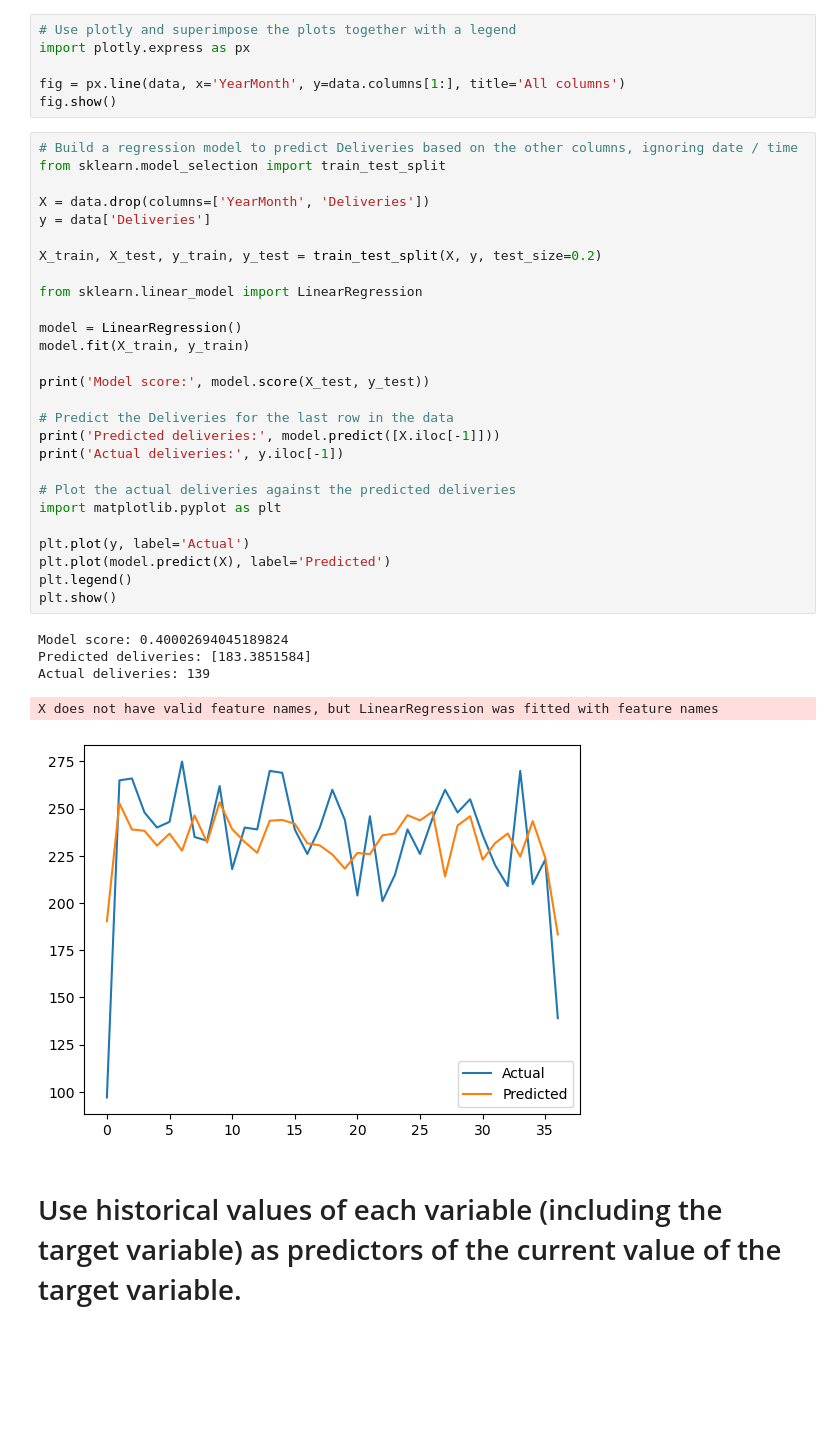
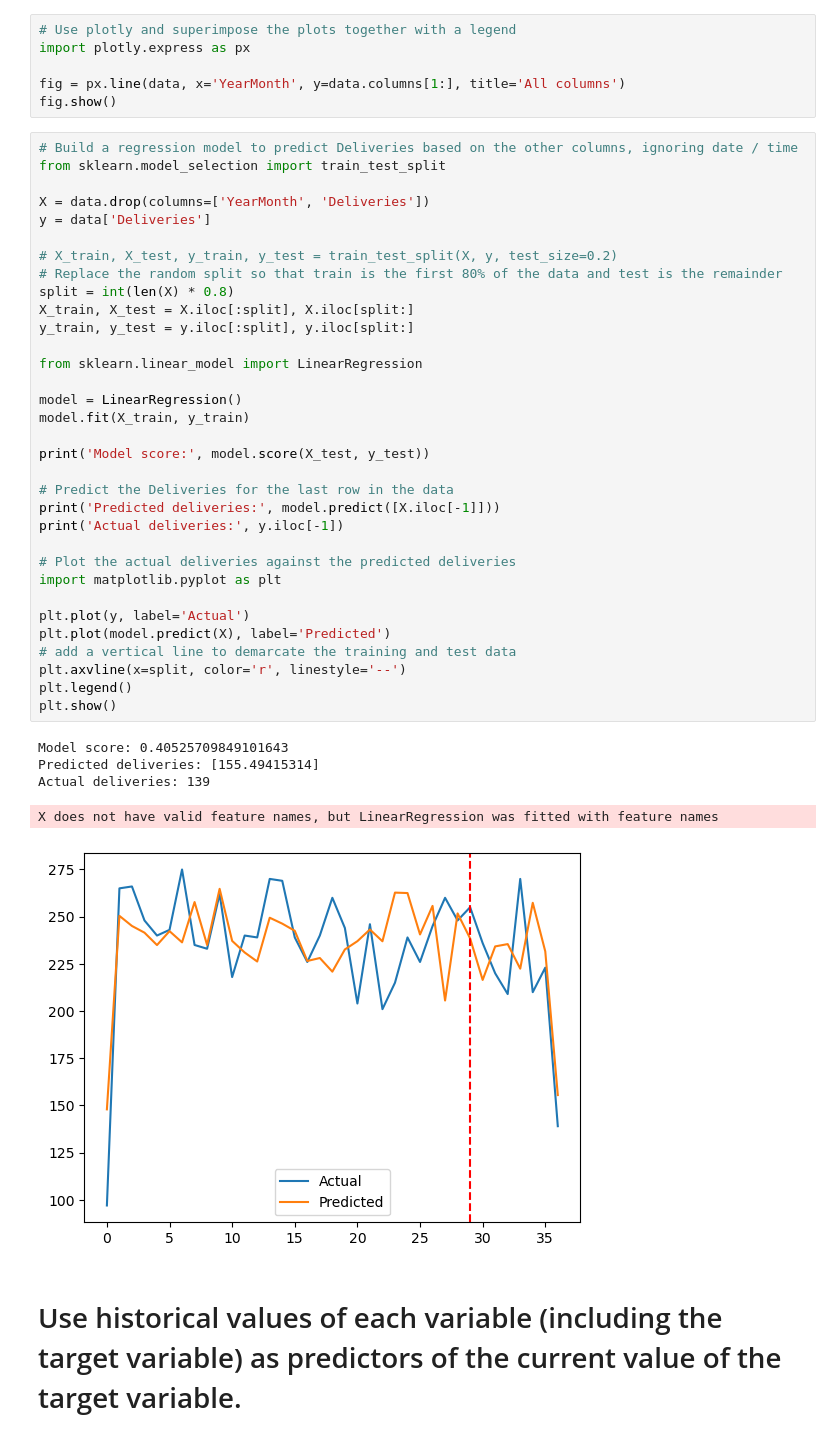
Before and after one commit to menonpg/CMU_PGSS_2024, a Jupyter notebook: L7-7192024/VisualizeTimeSeries.ipynb, the cells around one changed output. Saved outputs shown, nothing was run; the diff lists cells and outputs as text; blank space fills up the shorter version.

Commit message:
update train test split strategy and plots

```diff
--- a/L7-7192024/VisualizeTimeSeries.ipynb
+++ b/L7-7192024/VisualizeTimeSeries.ipynb
@@ -25,36 +25,42 @@ fig.show()
 # %%
 # Build a regression model to predict Deliveries based on the other columns, ignoring date / time
 from sklearn.model_selection import train_test_split
 
 X = data.drop(columns=['YearMonth', 'Deliveries'])
 y = data['Deliveries']
 
-X_train, X_test, y_train, y_test = train_test_split(X, y, test_size=0.2)
+# X_train, X_test, y_train, y_test = train_test_split(X, y, test_size=0.2)
+# Replace the random split so that train is the first 80% of the data and test is the remainder
+split = int(len(X) * 0.8)
+X_train, X_test = X.iloc[:split], X.iloc[split:]
+y_train, y_test = y.iloc[:split], y.iloc[split:]
 
 from sklearn.linear_model import LinearRegression
 
 model = LinearRegression()
 model.fit(X_train, y_train)
 
 print('Model score:', model.score(X_test, y_test))
 
 # Predict the Deliveries for the last row in the data
 print('Predicted deliveries:', model.predict([X.iloc[-1]]))
 print('Actual deliveries:', y.iloc[-1])
 
 # Plot the actual deliveries against the predicted deliveries
 import matplotlib.pyplot as plt
 
 plt.plot(y, label='Actual')
 plt.plot(model.predict(X), label='Predicted')
+# add a vertical line to demarcate the training and test data
+plt.axvline(x=split, color='r', linestyle='--')
 plt.legend()
 plt.show()
 # %% [output]
-Model score: 0.40002694045189824
-Predicted deliveries: [183.3851584]
+Model score: 0.40525709849101643
+Predicted deliveries: [155.49415314]
 Actual deliveries: 139
 X does not have valid feature names, but LinearRegression was fitted with feature names
-[figure, old version]
+[figure, new version]
 # %% [markdown]
 # Use historical values of each variable (including the target variable) as predictors of the current value of the target variable.
 # %%
```
Also changed, not shown: parts of 1 cell of this notebook.
